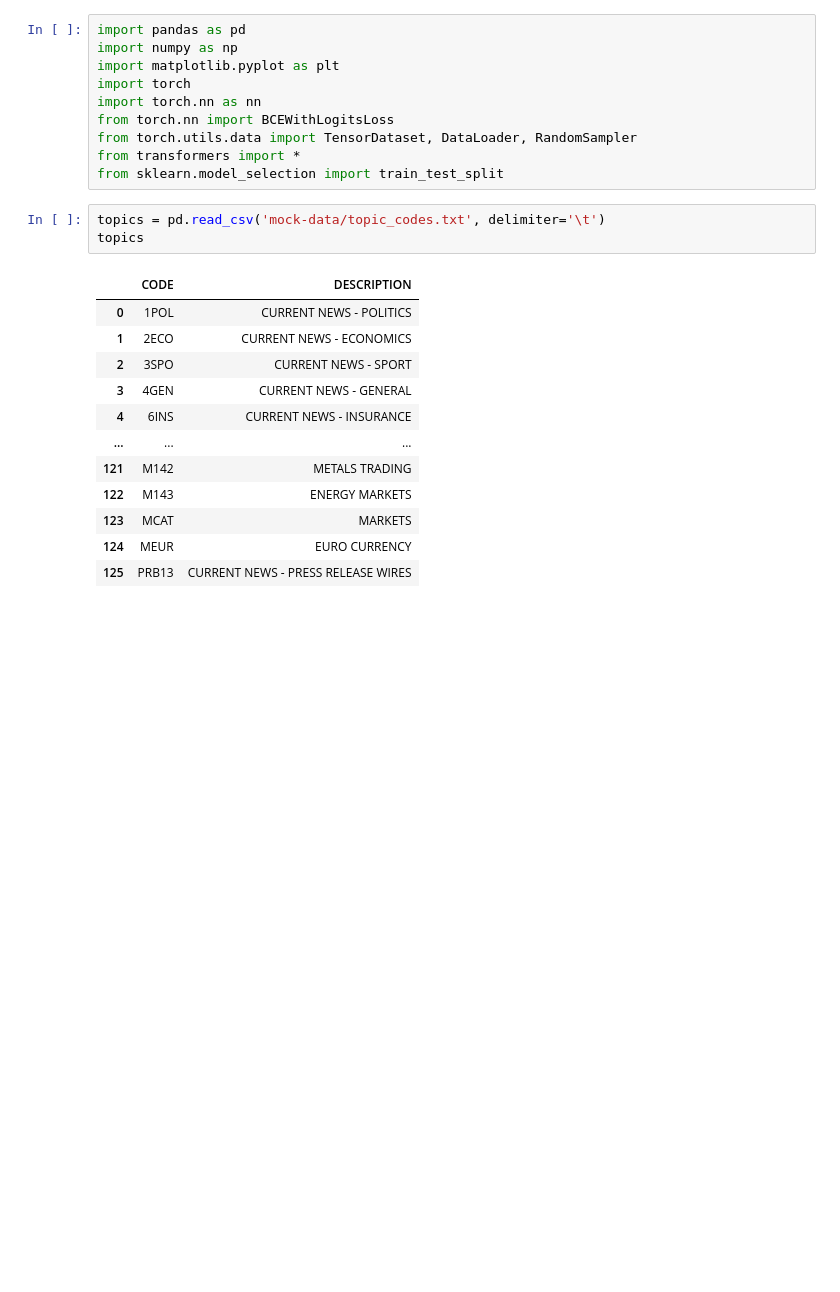
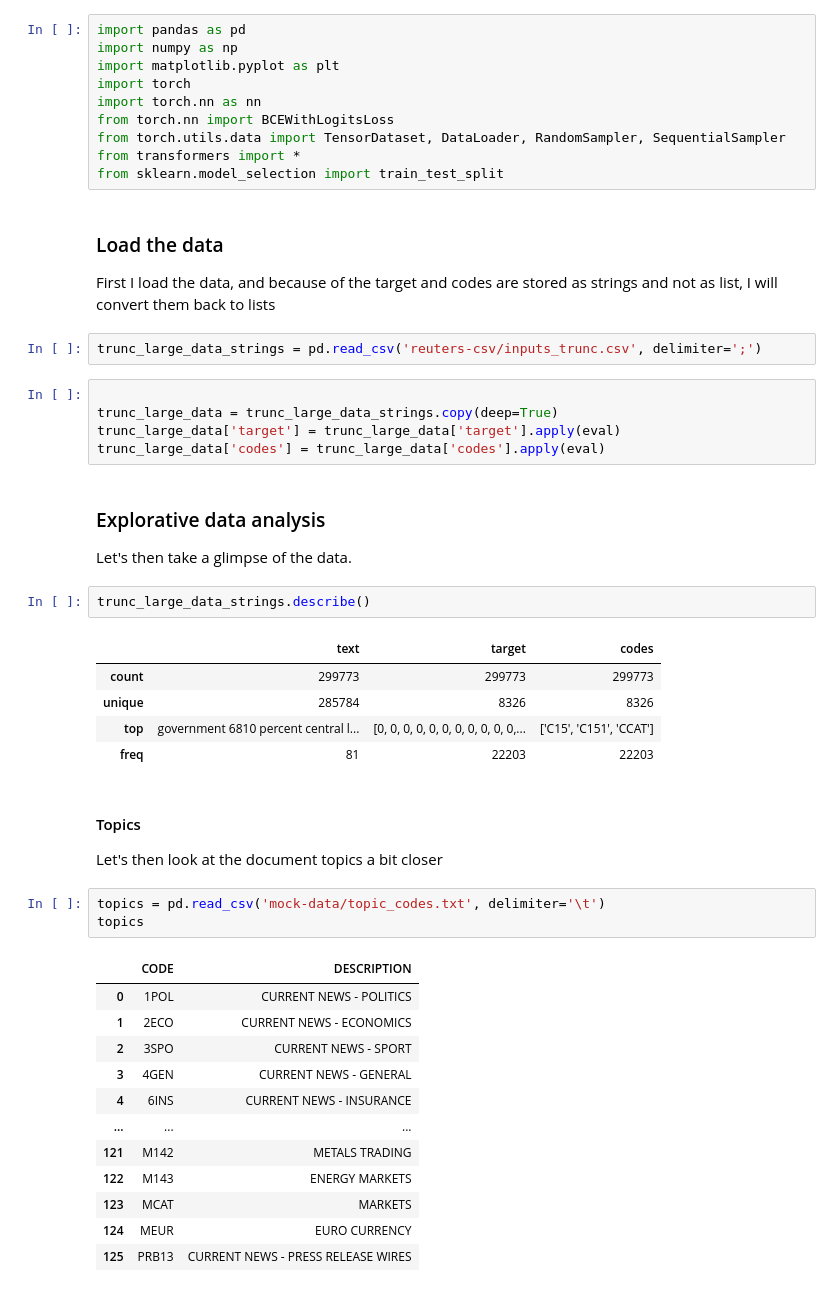
Before and after one commit to apndx/ReutersDocLabeler, a Jupyter notebook: notebooks/reuters-model-dev.ipynb, the cells around one changed output. Saved outputs shown, nothing was run; the diff lists cells and outputs as text; blank space fills up the shorter version.

Commit message:
Refactor exploratory data-analysis code, load new mini-train data

```diff
--- a/notebooks/reuters-model-dev.ipynb
+++ b/notebooks/reuters-model-dev.ipynb
@@ -19,9 +19,36 @@ import matplotlib.pyplot as plt
 import torch
 import torch.nn as nn
 from torch.nn import BCEWithLogitsLoss
-from torch.utils.data import TensorDataset, DataLoader, RandomSampler
+from torch.utils.data import TensorDataset, DataLoader, RandomSampler, SequentialSampler
 from transformers import *
 from sklearn.model_selection import train_test_split
+# %% [markdown]
+### Load the data
+
+First I load the data, and because of the target and codes are stored as strings and not as list, I will convert them back to lists
+# %%
+trunc_large_data_strings = pd.read_csv('reuters-csv/inputs_trunc.csv', delimiter=';')
+# %%
+
+trunc_large_data = trunc_large_data_strings.copy(deep=True)
+trunc_large_data['target'] = trunc_large_data['target'].apply(eval)
+trunc_large_data['codes'] = trunc_large_data['codes'].apply(eval)
+# %% [markdown]
+### Explorative data analysis
+
+Let's then take a glimpse of the data.
+# %%
+trunc_large_data_strings.describe()
+# %% [output]
+|  | text | target | codes |
+| count | 299773 | 299773 | 299773 |
+| unique | 285784 | 8326 | 8326 |
+| top | government 6810 percent central l... | [0, 0, 0, 0, 0, 0, 0, 0, 0, 0, 0,... | ['C15', 'C151', 'CCAT'] |
+| freq | 81 | 22203 | 22203 |
+# %% [markdown]
+#### Topics
+
+Let's then look at the document topics a bit closer
 # %%
 topics = pd.read_csv('mock-data/topic_codes.txt', delimiter='\t')
 topics
```
Also changed, not shown: parts of 24 cells of this notebook.
